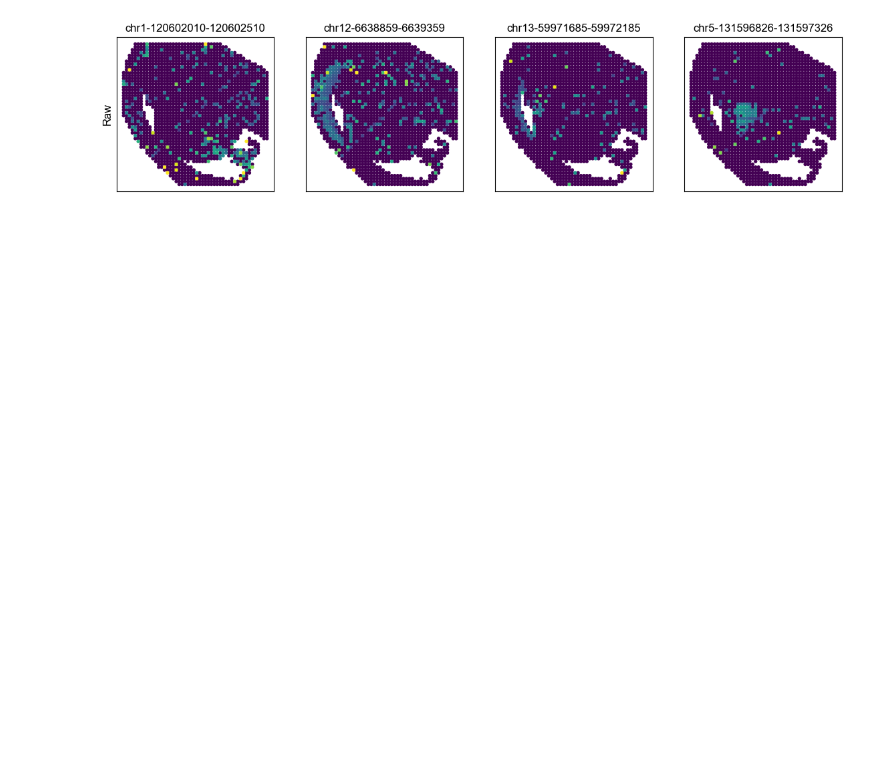
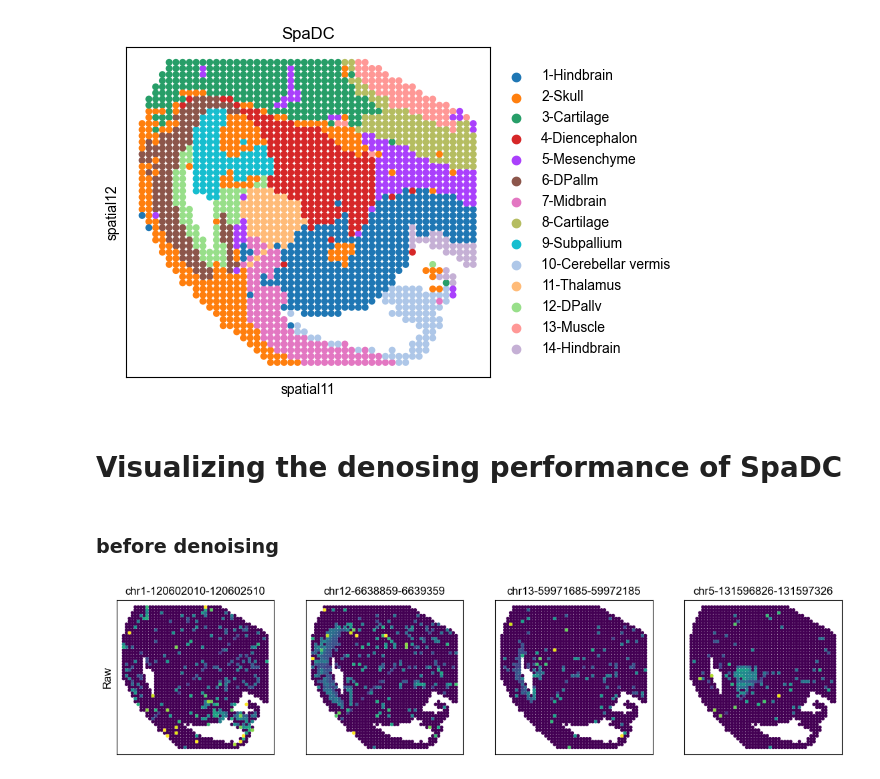
Before and after one commit to mcllllllll/SpaDC, a Jupyter notebook: Tutorials/Tutorial_MISAR.ipynb, the cells around one changed output. Drawn from its saved outputs; the diff is of its cells as text; code cells hidden in the pictures; blank space fills up the shorter version.

```diff
--- a/Tutorials/Tutorial_MISAR.ipynb
+++ b/Tutorials/Tutorial_MISAR.ipynb
@@ -315 +75,37 @@ plt.show()
+# %%
+# Visualization
+import matplotlib.pyplot as plt
+
+plt.rcParams['font.sans-serif'] = 'Arial'
+plt.rcParams['font.family'] = 'sans-serif'
+
+# Map SpaDC clusters to annotated spot types
+cluster_annotation = {
+    '0':'1-Hindbrain',
+    '1':'2-Skull',
+    '2':'3-Cartilage',
+    '3':'4-Diencephalon',
+    '4':'5-Mesenchyme',
+    '5':'6-DPallm',
+    '6':'7-Midbrain',
+    '7':'8-Cartilage',
+    '8':'9-Subpallium',
+    '9':'10-Cerebellar vermis',
+    '10':'11-Thalamus',
+    '11':'12-DPallv',
+    '12':'13-Muscle',
+    '13':'14-Hindbrain',
+}
+adata.obs['SpaDC'] = adata.obs['SpaDC'].map(cluster_annotation).astype('category')
+
+f, ax = plt.subplots(figsize=(6, 4))
+sc.pl.embedding(adata, basis='spatial1', color='SpaDC', size=100, ax=ax, show=False)
+plt.tight_layout()
+plt.show()
+# %% [output]
+[figure, added]
+# %% [markdown]
+# Visualizing the denosing performance of SpaDC
+# %% [markdown]
+### before denoising
 # %%
```
Also changed, not shown: parts of 35 cells of this notebook, 3 other files.
